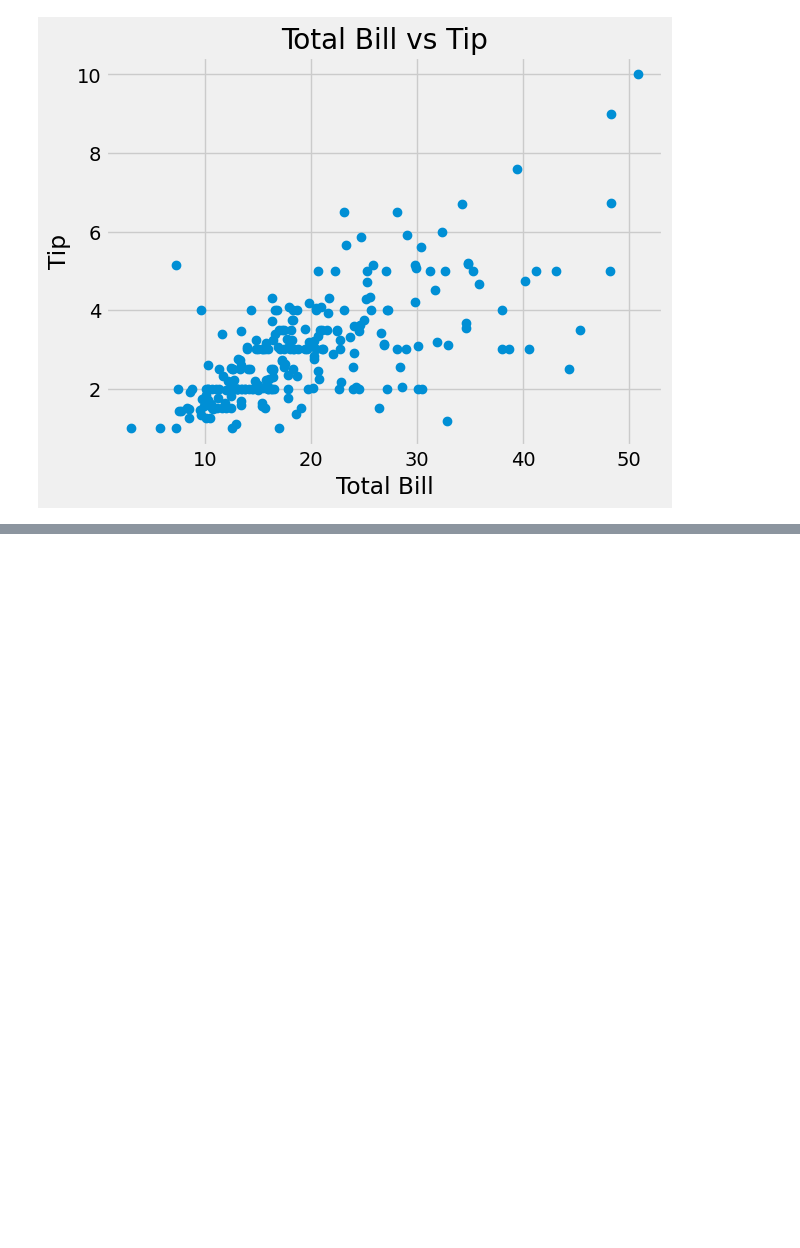
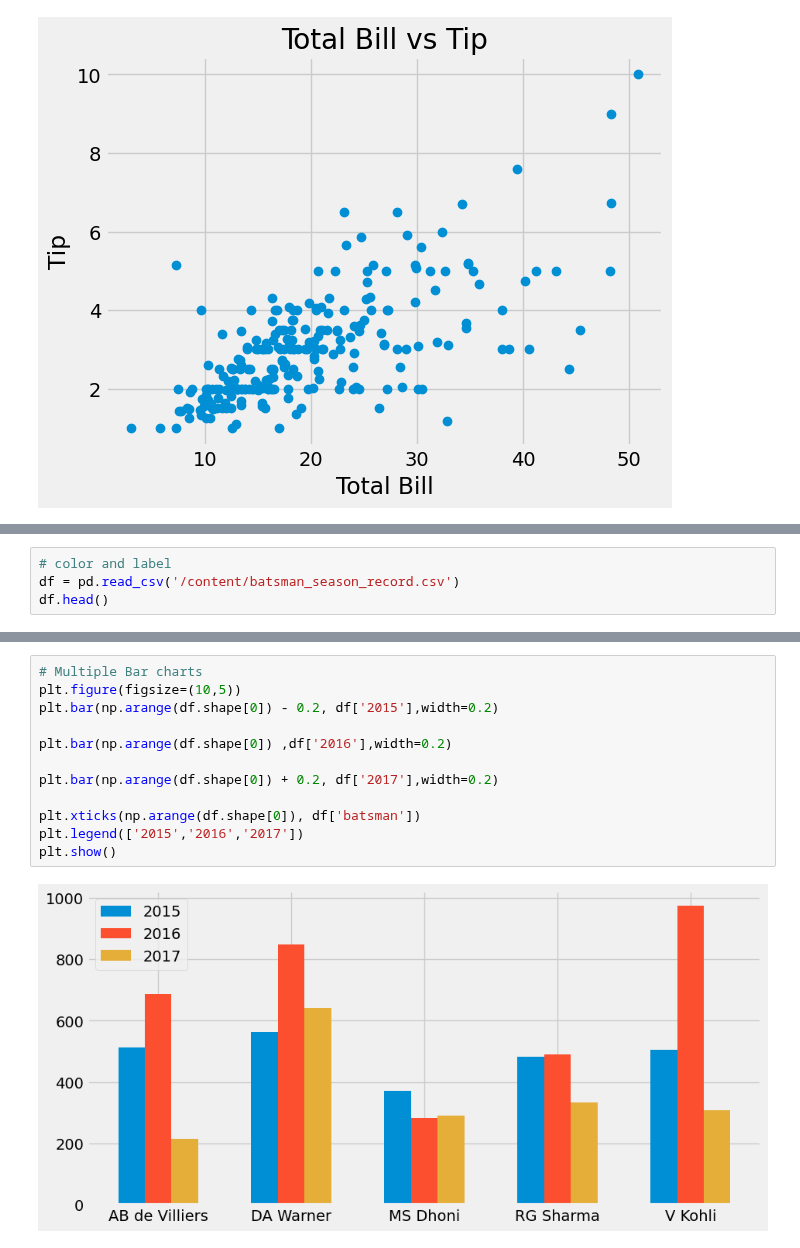
Before and after one commit to Saifullah785/Python_for_Data_Science, a Jupyter notebook: Matplotlib-for-Data-Science/Class_01_matplotlib.ipynb, the cells around one changed output, grey strips where cells are left out. Drawn from its saved outputs; the diff is of its cells as text; blank space fills up the shorter version.

```diff
--- a/Matplotlib-for-Data-Science/Class_01_matplotlib.ipynb
+++ b/Matplotlib-for-Data-Science/Class_01_matplotlib.ipynb
@@ -202,0 +224,4 @@ plt.show()
+# %%
+# color and label
+df = pd.read_csv('/content/batsman_season_record.csv')
+df.head()
@@ -202,0 +235,14 @@ plt.show()
+# %%
+# Multiple Bar charts
+plt.figure(figsize=(10,5))
+plt.bar(np.arange(df.shape[0]) - 0.2, df['2015'],width=0.2)
+
+plt.bar(np.arange(df.shape[0]) ,df['2016'],width=0.2)
+
+plt.bar(np.arange(df.shape[0]) + 0.2, df['2017'],width=0.2)
+
+plt.xticks(np.arange(df.shape[0]), df['batsman'])
+plt.legend(['2015','2016','2017'])
+plt.show()
+# %% [output]
+[figure, added]
```
Also changed, not shown: parts of 24 cells of this notebook.
